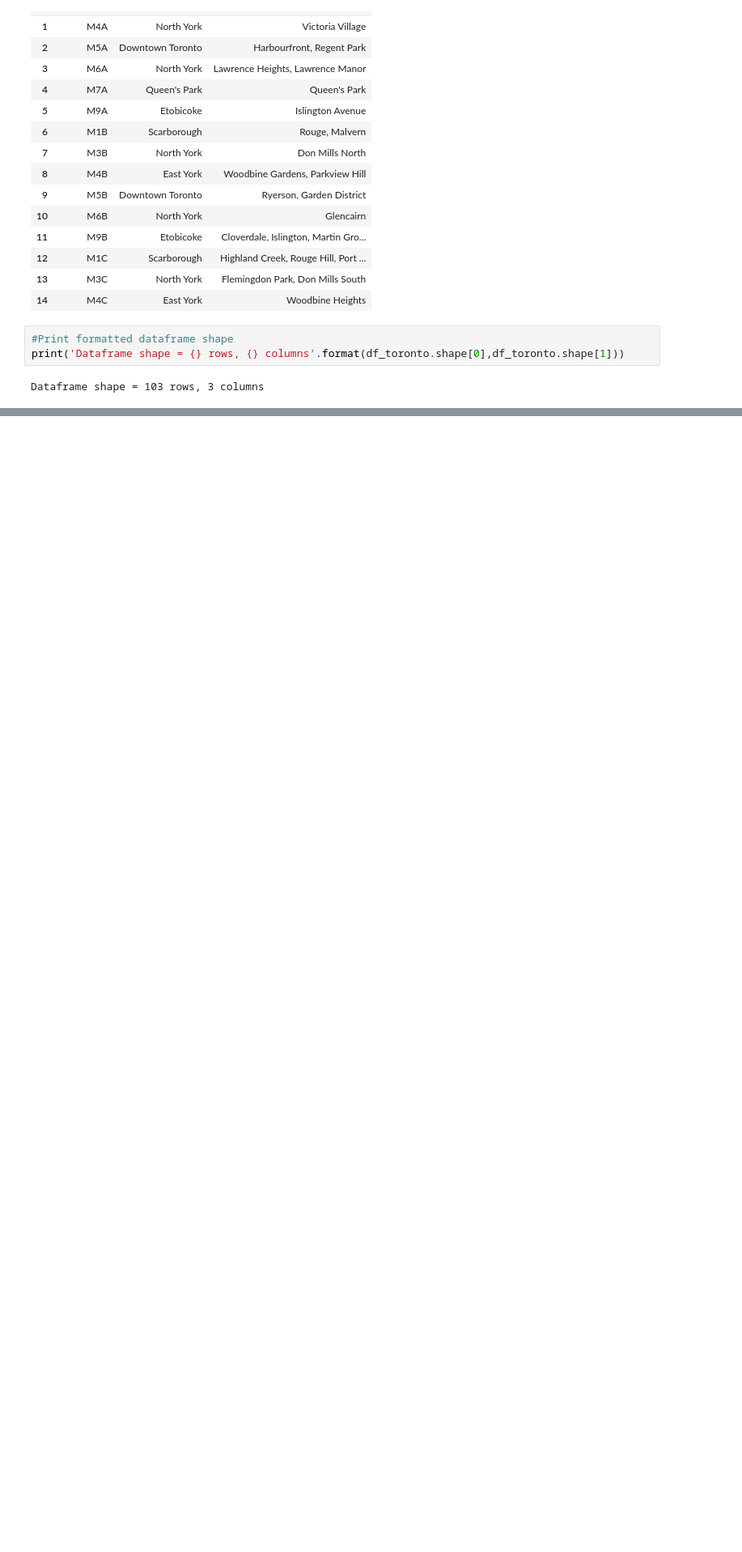
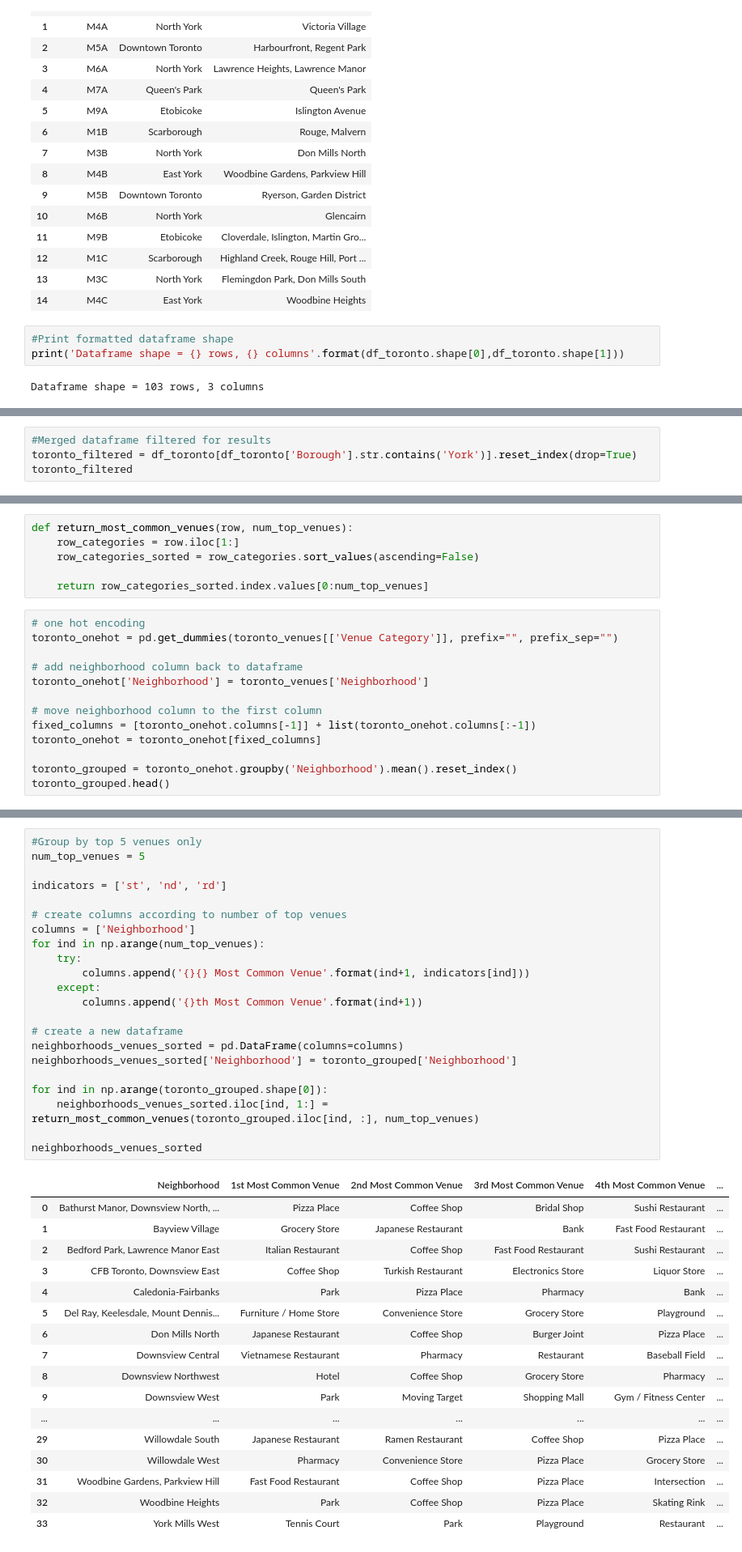
Before and after one commit to WadeHooper/IBMDSCapstone, a Jupyter notebook: TorontoCluster.ipynb, the cells around one changed output, grey strips where cells are left out. Shown: that part at 81% size. Cells and saved outputs as stored; diff of their text form; blank space fills up the shorter version.

```diff
--- a/TorontoCluster.ipynb
+++ b/TorontoCluster.ipynb
@@ -123,0 +108,4 @@ for i in range(0,pclen+1):
+# %%
+#Merged dataframe filtered for results
+toronto_filtered = df_toronto[df_toronto['Borough'].str.contains('York')].reset_index(drop=True)
+toronto_filtered
@@ -123,0 +238,19 @@ for i in range(0,pclen+1):
+# %%
+def return_most_common_venues(row, num_top_venues):
+    row_categories = row.iloc[1:]
+    row_categories_sorted = row_categories.sort_values(ascending=False)
+
+    return row_categories_sorted.index.values[0:num_top_venues]
+# %%
+# one hot encoding
+toronto_onehot = pd.get_dummies(toronto_venues[['Venue Category']], prefix="", prefix_sep="")
+
+# add neighborhood column back to dataframe
+toronto_onehot['Neighborhood'] = toronto_venues['Neighborhood']
+
+# move neighborhood column to the first column
+fixed_columns = [toronto_onehot.columns[-1]] + list(toronto_onehot.columns[:-1])
+toronto_onehot = toronto_onehot[fixed_columns]
+
+toronto_grouped = toronto_onehot.groupby('Neighborhood').mean().reset_index()
+toronto_grouped.head()
@@ -123,0 +264,40 @@ for i in range(0,pclen+1):
+# %%
+#Group by top 5 venues only
+num_top_venues = 5
+
+indicators = ['st', 'nd', 'rd']
+
+# create columns according to number of top venues
+columns = ['Neighborhood']
+for ind in np.arange(num_top_venues):
+    try:
+        columns.append('{}{} Most Common Venue'.format(ind+1, indicators[ind]))
+    except:
+        columns.append('{}th Most Common Venue'.format(ind+1))
+
+# create a new dataframe
+neighborhoods_venues_sorted = pd.DataFrame(columns=columns)
+neighborhoods_venues_sorted['Neighborhood'] = toronto_grouped['Neighborhood']
+
+for ind in np.arange(toronto_grouped.shape[0]):
+    neighborhoods_venues_sorted.iloc[ind, 1:] = return_most_common_venues(toronto_grouped.iloc[ind, :], num_top_venues)
+
+neighborhoods_venues_sorted
+# %% [output]
+|  | Neighborhood | 1st Most Common Venue | 2nd Most Common Venue | 3rd Most Common Venue | 4th Most Common Venue | ... |
+| 0 | Bathurst Manor, Downsview North, ... | Pizza Place | Coffee Shop | Bridal Shop | Sushi Restaurant | ... |
+| 1 | Bayview Village | Grocery Store | Japanese Restaurant | Bank | Fast Food Restaurant | ... |
+| 2 | Bedford Park, Lawrence Manor East | Italian Restaurant | Coffee Shop | Fast Food Restaurant | Sushi Restaurant | ... |
+| 3 | CFB Toronto, Downsview East | Coffee Shop | Turkish Restaurant | Electronics Store | Liquor Store | ... |
+| 4 | Caledonia-Fairbanks | Park | Pizza Place | Pharmacy | Bank | ... |
+| 5 | Del Ray, Keelesdale, Mount Dennis... | Furniture / Home Store | Convenience Store | Grocery Store | Playground | ... |
+| 6 | Don Mills North | Japanese Restaurant | Coffee Shop | Burger Joint | Pizza Place | ... |
+| 7 | Downsview Central | Vietnamese Restaurant | Pharmacy | Restaurant | Baseball Field | ... |
+| 8 | Downsview Northwest | Hotel | Coffee Shop | Grocery Store | Pharmacy | ... |
+| 9 | Downsview West | Park | Moving Target | Shopping Mall | Gym / Fitness Center | ... |
+| ... | ... | ... | ... | ... | ... | ... |
+| 29 | Willowdale South | Japanese Restaurant | Ramen Restaurant | Coffee Shop | Pizza Place | ... |
+| 30 | Willowdale West | Pharmacy | Convenience Store | Pizza Place | Grocery Store | ... |
+| 31 | Woodbine Gardens, Parkview Hill | Fast Food Restaurant | Coffee Shop | Pizza Place | Intersection | ... |
+| 32 | Woodbine Heights | Park | Coffee Shop | Pizza Place | Skating Rink | ... |
+| 33 | York Mills West | Tennis Court | Park | Playground | Restaurant | ... |
```
Also changed, not shown: parts of 32 cells of this notebook.
